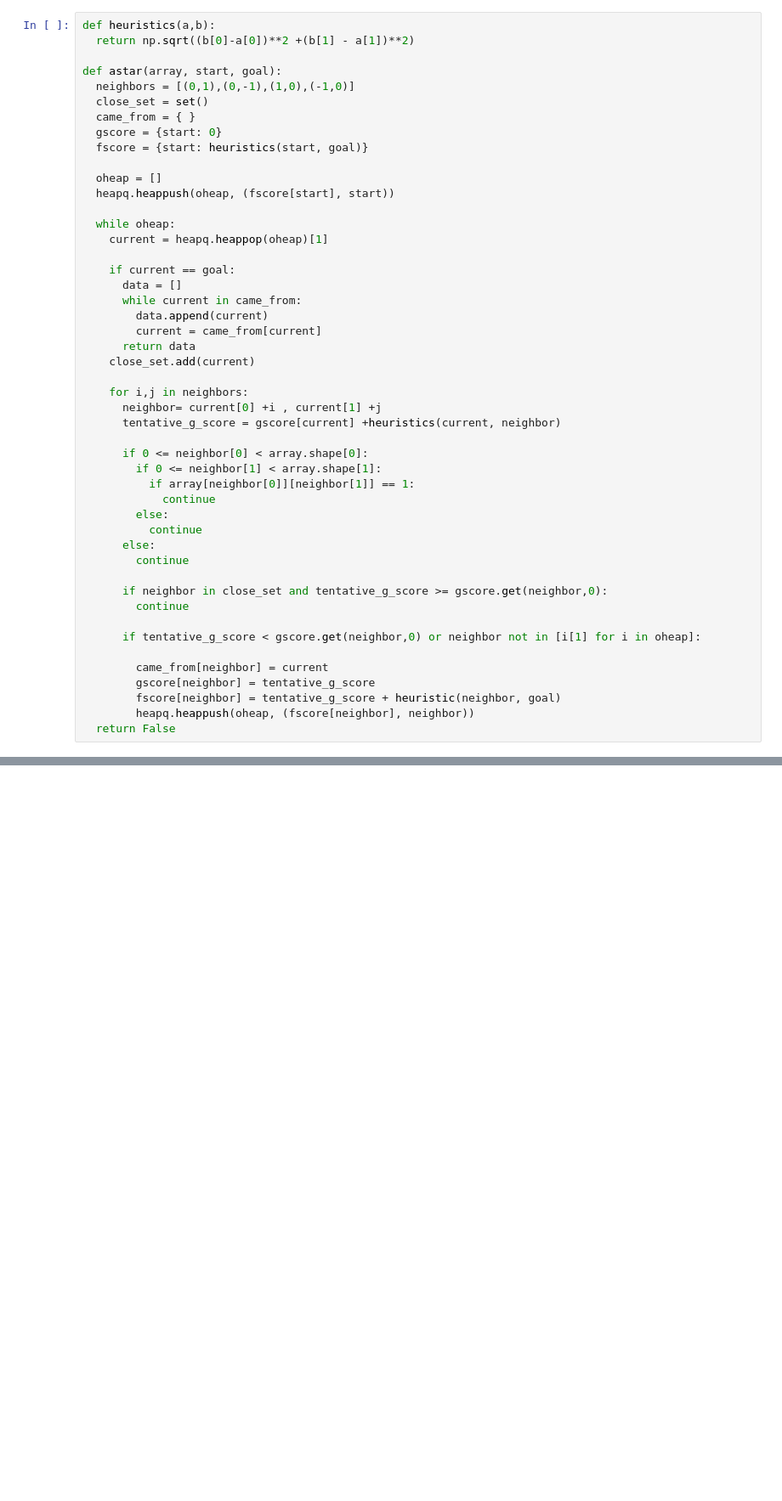
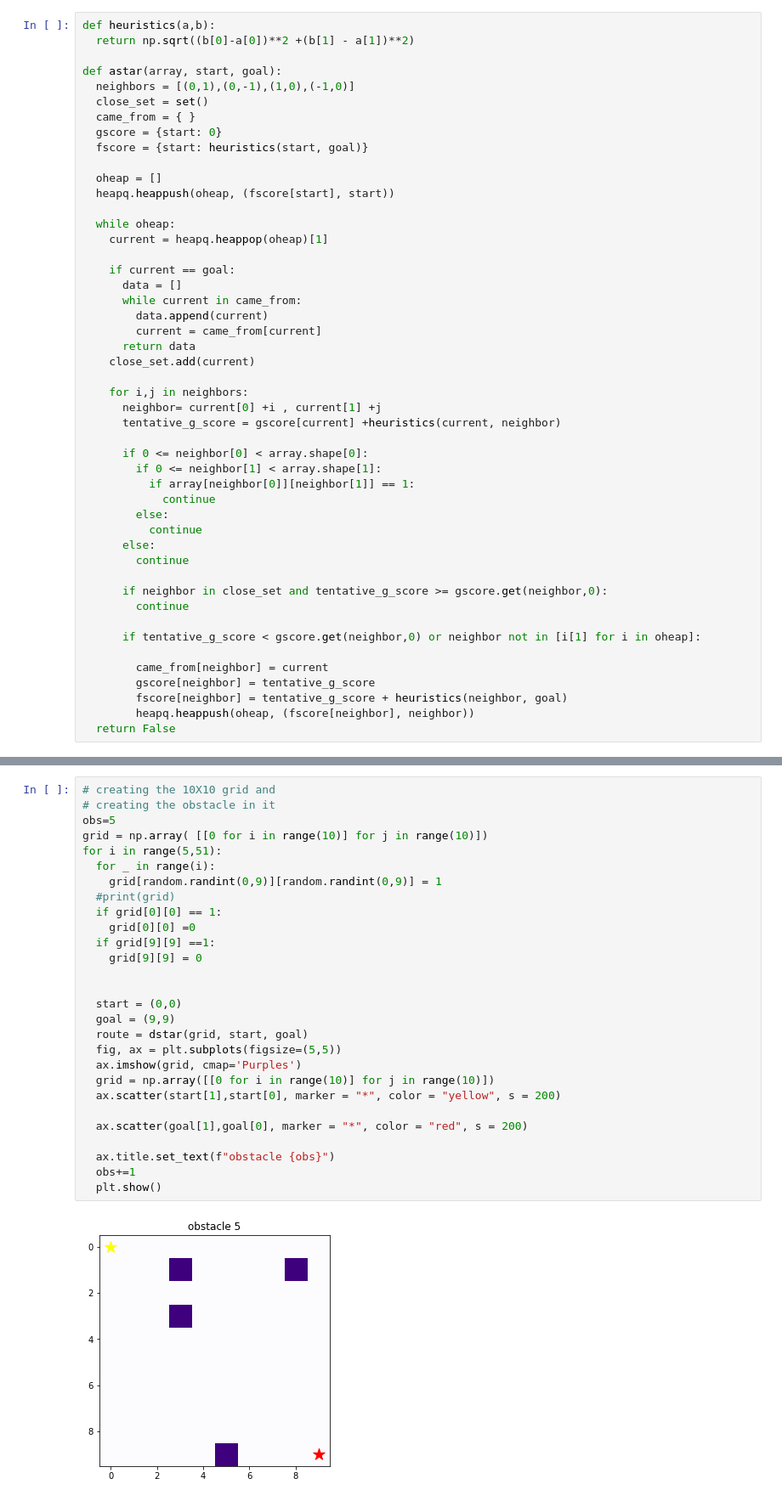
Before and after one commit to AslanDevbrat/Robotics, a Jupyter notebook: Robu_assign_2.ipynb, the cells around one changed output, grey strips where cells are left out. Shown at 85% size. Drawn from its saved outputs; the diff is of its cells as text; blank space fills up the shorter version.

Commit message:
Started dstar

```diff
--- a/Robu_assign_2.ipynb
+++ b/Robu_assign_2.ipynb
@@ -45,7 +50,7 @@ def astar(array, start, goal):
 
         came_from[neighbor] = current
         gscore[neighbor] = tentative_g_score
-        fscore[neighbor] = tentative_g_score + heuristic(neighbor, goal)
+        fscore[neighbor] = tentative_g_score + heuristics(neighbor, goal)
         heapq.heappush(oheap, (fscore[neighbor], neighbor))
   return False
 # %%
@@ -112,0 +158,30 @@ for i in range(5,51):
+# %%
+# creating the 10X10 grid and
+# creating the obstacle in it
+obs=5
+grid = np.array( [[0 for i in range(10)] for j in range(10)])
+for i in range(5,51):
+  for _ in range(i):
+    grid[random.randint(0,9)][random.randint(0,9)] = 1
+  #print(grid)
+  if grid[0][0] == 1:
+    grid[0][0] =0
+  if grid[9][9] ==1:
+    grid[9][9] = 0
+
+
+  start = (0,0)
+  goal = (9,9)
+  route = dstar(grid, start, goal)
+  fig, ax = plt.subplots(figsize=(5,5))
+  ax.imshow(grid, cmap='Purples')
+  grid = np.array([[0 for i in range(10)] for j in range(10)])
+  ax.scatter(start[1],start[0], marker = "*", color = "yellow", s = 200)
+
+  ax.scatter(goal[1],goal[0], marker = "*", color = "red", s = 200)
+
+  ax.title.set_text(f"obstacle {obs}")
+  obs+=1
+  plt.show()
+# %% [output]
+[figure, added]
```
Also changed, not shown: parts of 4 cells of this notebook.
